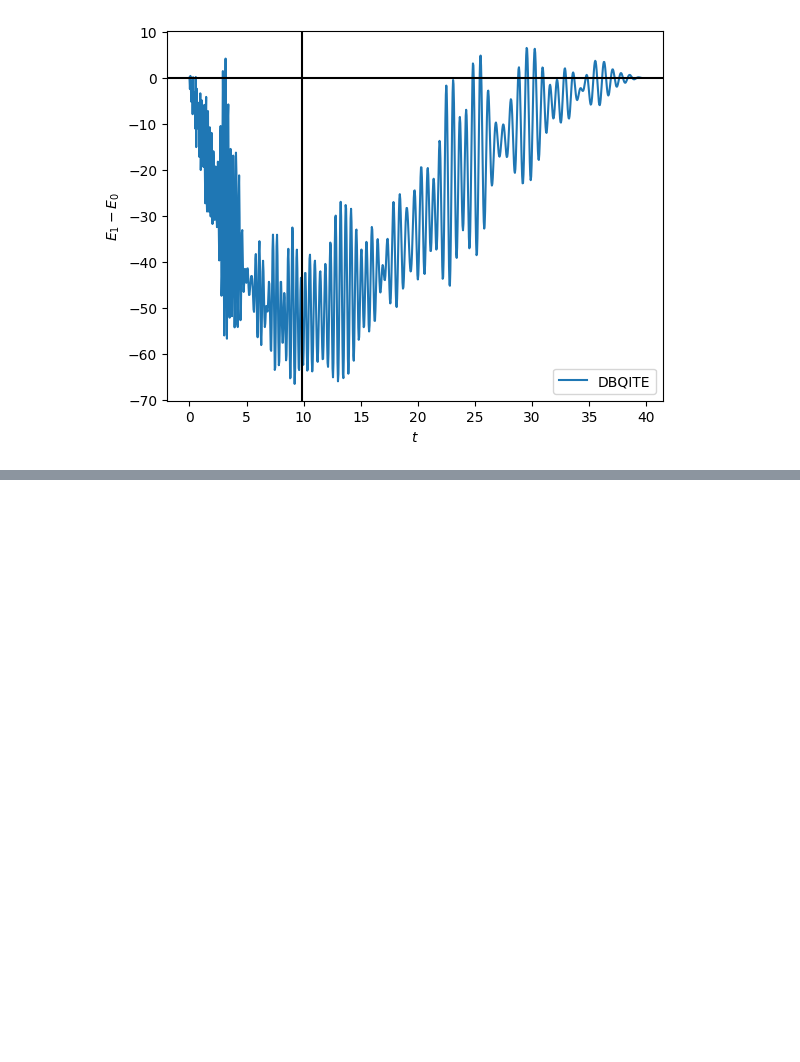
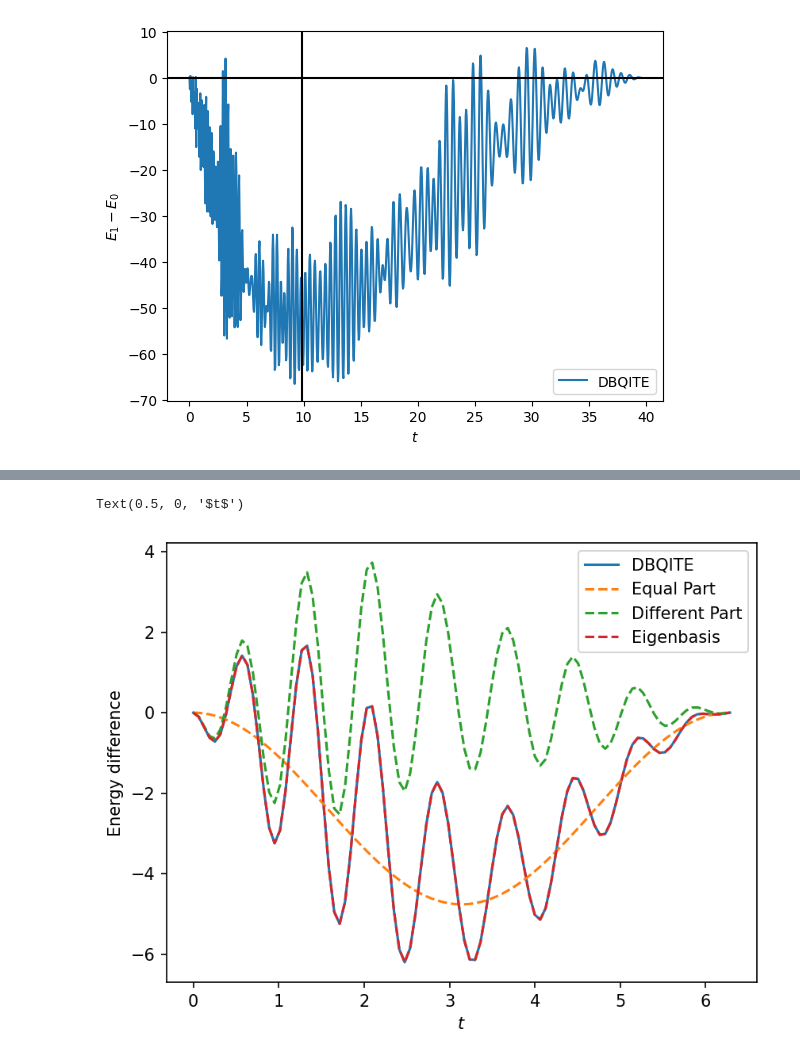
Before and after one commit to wrightjandrew/Master-Project, a Jupyter notebook: DBQITE_tests.ipynb, the cells around one changed output, grey strips where cells are left out. Cells and saved outputs as stored; diff of their text form; code cells hidden in the pictures; blank space fills up the shorter version.

```diff
--- a/DBQITE_tests.ipynb
+++ b/DBQITE_tests.ipynb
@@ -194,0 +267,31 @@ def energyDiffEnergyBasis(coeffs, eigenvalues, energy, t):
+# %%
+nqubits = 8
+H = randomHamiltonian(nqubits, alpha = 10)
+eigenvalues, eigenvectors = np.linalg.eigh(H)
+initState = np.random.rand(2**nqubits) + 1j*np.random.rand(2**nqubits)
+initState = initState/np.linalg.norm(initState)
+coeff = decomposeInEigenBasis(eigenvectors, initState)
+energy = np.real(initState.conj().T @ H @ initState)
+t = np.linspace(0, (2*np.pi), 100)
+energy_diff = np.zeros(len(t))
+energy_diff_ebasis = np.zeros(len(t))
+energy_diff_equal = np.zeros(len(t))
+energy_diff_unequal = np.zeros(len(t))
+for i in range(len(t)):
+    energy_diff_ebasis[i] = energyDiffEnergyBasis(coeff, eigenvalues, energy, t[i])
+    energy_diff_equal[i] = energyDiffEnergyBasisEqual(coeff, eigenvalues, energy, t[i])
+    energy_diff_unequal[i] = energyDiffEnergyBasisUnequal(coeff, eigenvalues, energy, t[i])
+    e0, e1 = energyDiff(initState, H, t[i])
+    energy_diff[i] = e0+e1
+plt.figure(dpi = 150)
+plt.plot(t, energy_diff, label = 'DBQITE')
+plt.plot(t, energy_diff_equal, '--', label = 'Equal Part')
+plt.plot(t, energy_diff_unequal,'--', label = 'Different Part')
+plt.plot(t, energy_diff_ebasis, '--', label = 'Eigenbasis')
+#plt.plot(t, energy_diff_equal+energy_diff_unequal, '--', label = 'Sum')
+plt.ylabel(r'Energy difference')
+plt.legend()
+plt.xlabel(r'$t$')
+# %% [output]
+Text(0.5, 0, '$t$')
+[figure, added]
```
Also changed, not shown: parts of 12 cells of this notebook, 1 other file.
